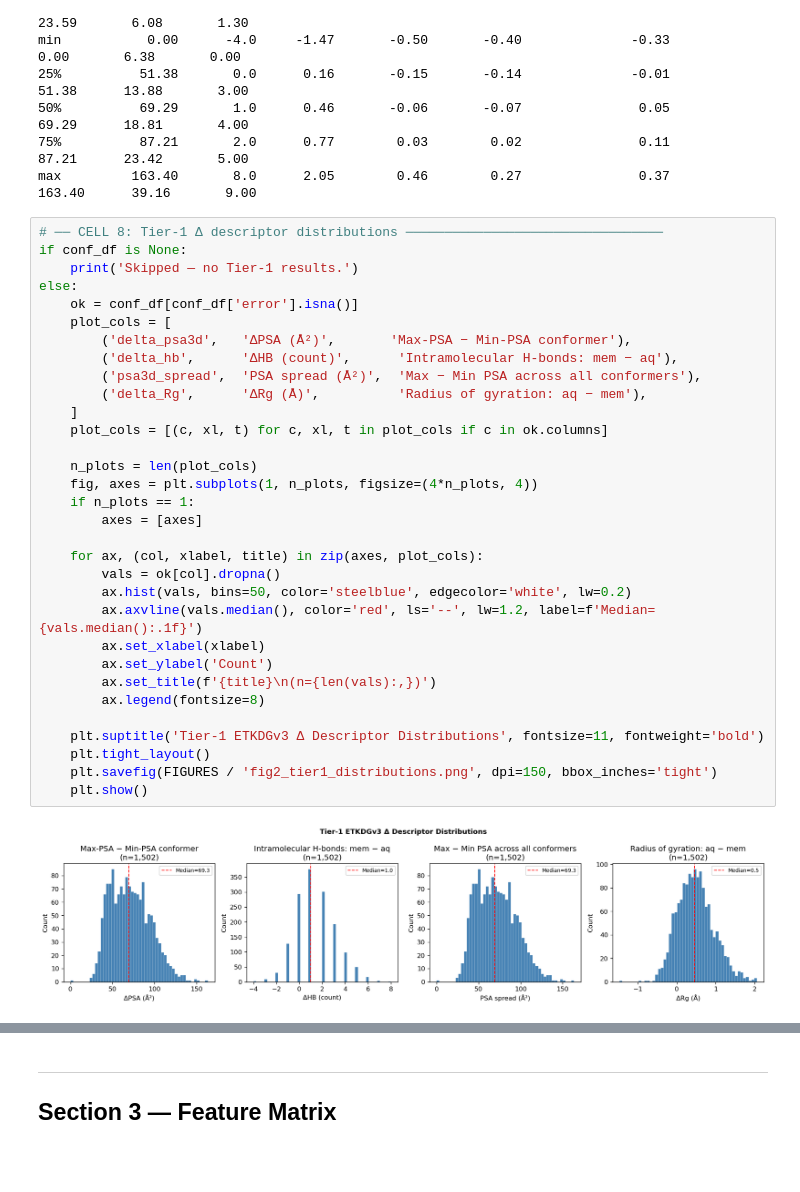
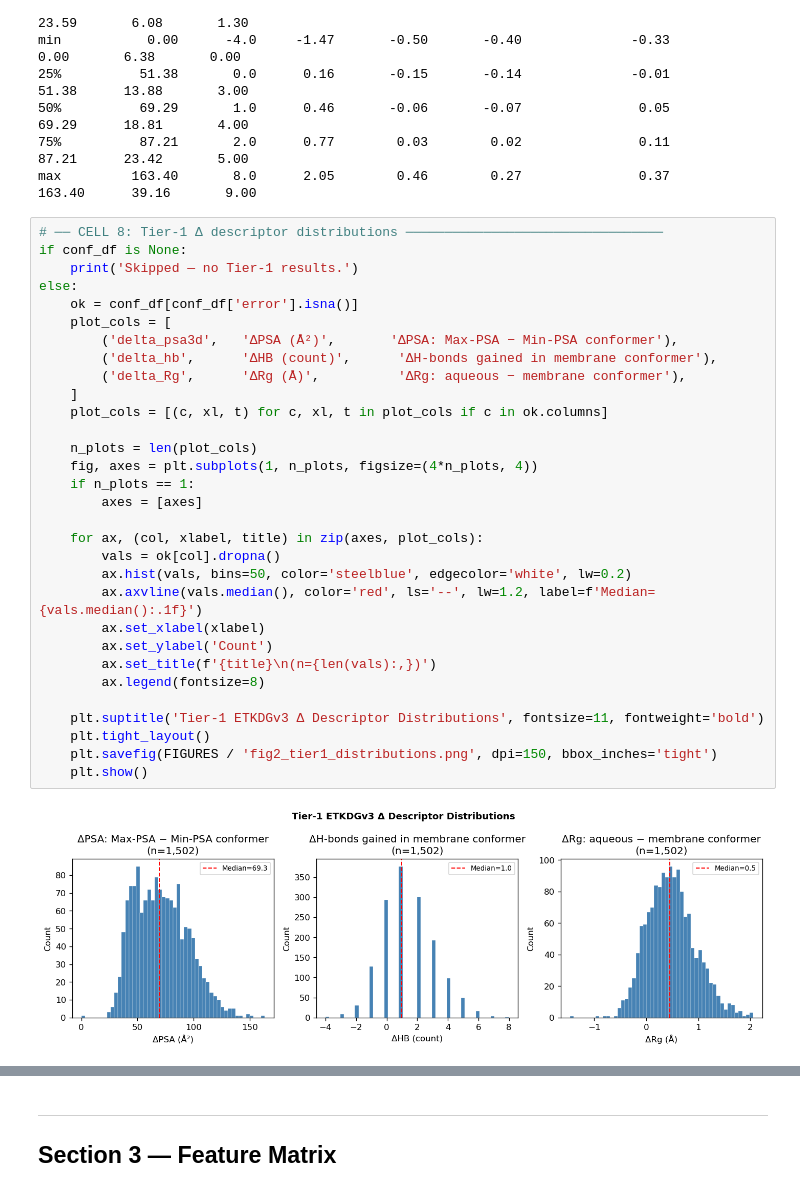
Before and after one commit to JorgeCarmona323/Chameleon_Predictor_local_workhorse, a Jupyter notebook: notebooks/3d_descriptors.ipynb, the cells around one changed output, grey strips where cells are left out. Saved outputs shown, nothing was run; the diff lists cells and outputs as text; blank space fills up the shorter version.

```diff
--- a/notebooks/3d_descriptors.ipynb
+++ b/notebooks/3d_descriptors.ipynb
@@ -290,37 +290,36 @@ max         163.40       8.0      2.05        0.46        0.27               0.3
 # %%
 # ── CELL 8: Tier-1 Δ descriptor distributions ─────────────────────────────────
 if conf_df is None:
     print('Skipped — no Tier-1 results.')
 else:
     ok = conf_df[conf_df['error'].isna()]
     plot_cols = [
-        ('delta_psa3d',   'ΔPSA (Å²)',       'Max-PSA − Min-PSA conformer'),
-        ('delta_hb',      'ΔHB (count)',      'Intramolecular H-bonds: mem − aq'),
-        ('psa3d_spread',  'PSA spread (Å²)',  'Max − Min PSA across all conformers'),
-        ('delta_Rg',      'ΔRg (Å)',          'Radius of gyration: aq − mem'),
+        ('delta_psa3d',   'ΔPSA (Å²)',       'ΔPSA: Max-PSA − Min-PSA conformer'),
+        ('delta_hb',      'ΔHB (count)',      'ΔH-bonds gained in membrane conformer'),
+        ('delta_Rg',      'ΔRg (Å)',          'ΔRg: aqueous − membrane conformer'),
     ]
     plot_cols = [(c, xl, t) for c, xl, t in plot_cols if c in ok.columns]
 
     n_plots = len(plot_cols)
     fig, axes = plt.subplots(1, n_plots, figsize=(4*n_plots, 4))
     if n_plots == 1:
         axes = [axes]
 
     for ax, (col, xlabel, title) in zip(axes, plot_cols):
         vals = ok[col].dropna()
         ax.hist(vals, bins=50, color='steelblue', edgecolor='white', lw=0.2)
         ax.axvline(vals.median(), color='red', ls='--', lw=1.2, label=f'Median={vals.median():.1f}')
         ax.set_xlabel(xlabel)
         ax.set_ylabel('Count')
         ax.set_title(f'{title}\n(n={len(vals):,})')
         ax.legend(fontsize=8)
 
     plt.suptitle('Tier-1 ETKDGv3 Δ Descriptor Distributions', fontsize=11, fontweight='bold')
     plt.tight_layout()
     plt.savefig(FIGURES / 'fig2_tier1_distributions.png', dpi=150, bbox_inches='tight')
     plt.show()
 # %% [output]
-[figure, old version]
+[figure, new version]
 # %% [markdown]
 ---
 ### Section 2 — Interpretation
```
Also changed, not shown: parts of 1 cell of this notebook.
